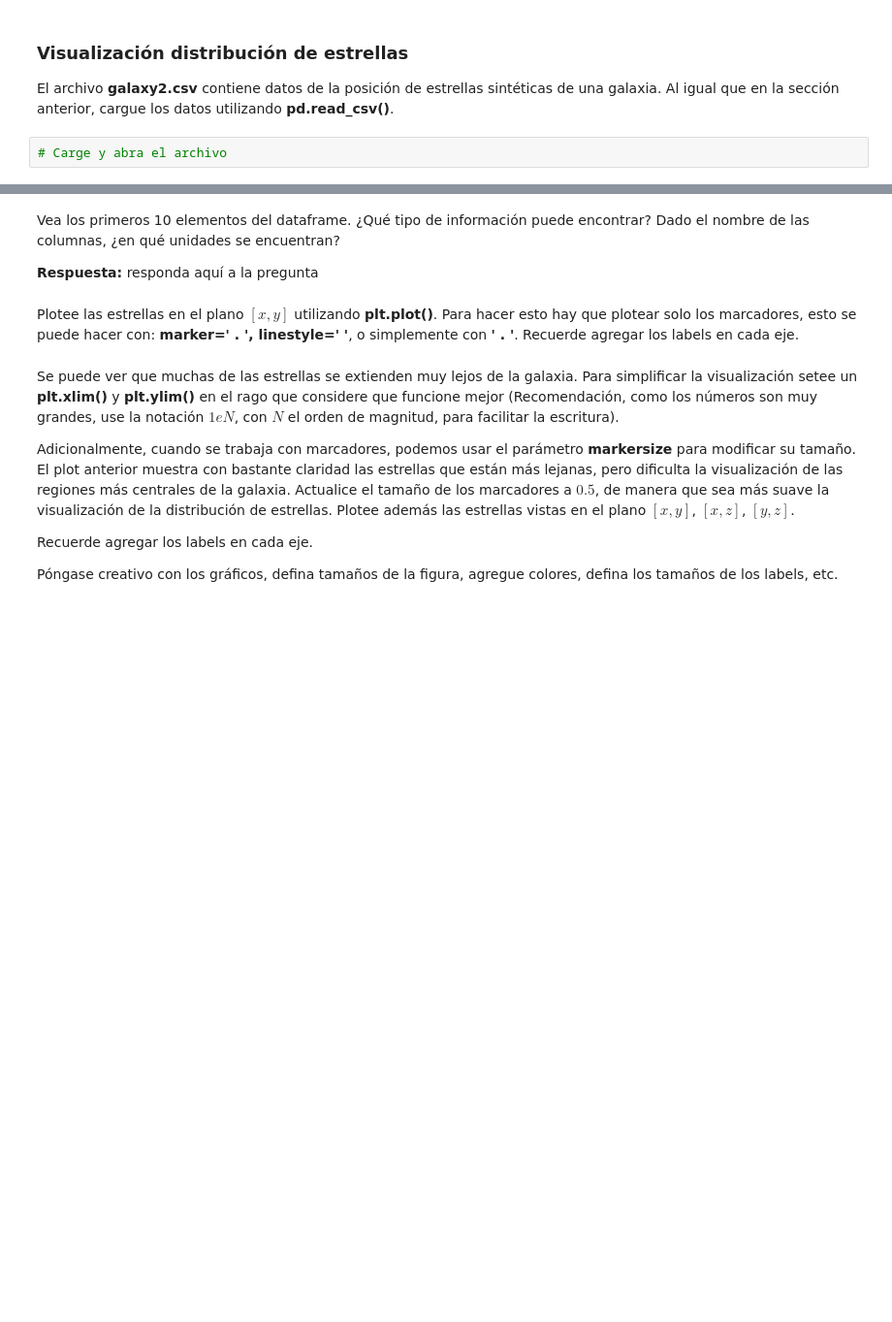
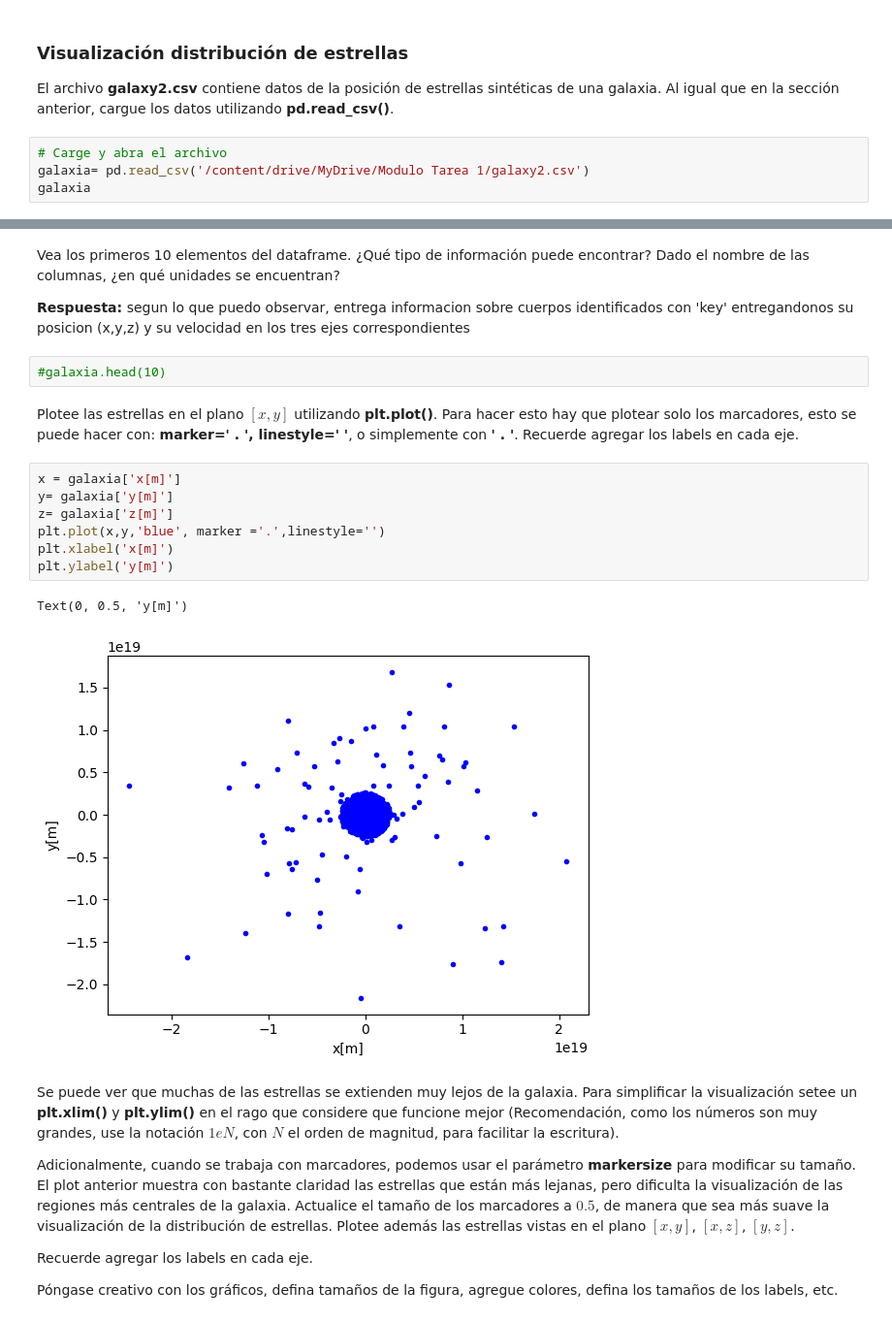
Before and after one commit to JoseAguirre-10/Tarea-1, a Jupyter notebook: Tarea_1.ipynb, the cells around one changed output, grey strips where cells are left out. Shown at 97% size. Saved outputs shown, nothing was run; the diff lists cells and outputs as text; blank space fills up the shorter version.

```diff
--- a/Tarea_1.ipynb
+++ b/Tarea_1.ipynb
@@ -420,3 +420,5 @@ plt.show()
 El archivo **galaxy2.csv** contiene datos de la posición de estrellas sintéticas de una galaxia. Al igual que en la sección anterior, cargue los datos utilizando **pd.read_csv()**.
 # %%
 # Carge y abra el archivo
+galaxia= pd.read_csv('/content/drive/MyDrive/Modulo Tarea 1/galaxy2.csv')
+galaxia
@@ -423,9 +439,21 @@ El archivo **galaxy2.csv** contiene datos de la posición de estrellas sintétic
 # %% [markdown]
 Vea los primeros 10 elementos del dataframe. ¿Qué tipo de información puede encontrar? Dado el nombre de las columnas, ¿en qué unidades se encuentran?
 
-**Respuesta:** responda aquí a la pregunta
+**Respuesta:** segun lo que puedo observar, entrega informacion sobre cuerpos identificados con 'key' entregandonos su posicion (x,y,z) y su velocidad en los tres ejes correspondientes
+# %%
+#galaxia.head(10)
 # %% [markdown]
 Plotee las estrellas en el plano $[x, y]$ utilizando **plt.plot()**. Para hacer esto hay que plotear solo los marcadores, esto se puede hacer con: **marker=' . ', linestyle='  '**, o simplemente con **' . '**. Recuerde agregar los labels en cada eje.
+# %%
+x = galaxia['x[m]']
+y= galaxia['y[m]']
+z= galaxia['z[m]']
+plt.plot(x,y,'blue', marker ='.',linestyle='')
+plt.xlabel('x[m]')
+plt.ylabel('y[m]')
+# %% [output]
+Text(0, 0.5, 'y[m]')
+[figure, added]
 # %% [markdown]
 Se puede ver que muchas de las estrellas se extienden muy lejos de la galaxia. Para simplificar la visualización setee un **plt.xlim()** y **plt.ylim()** en el rago que considere que funcione mejor (Recomendación, como los números son muy grandes, use la notación $1eN$, con $N$ el orden de magnitud, para facilitar la escritura).
 
```
Also changed, not shown: parts of 12 cells of this notebook.
